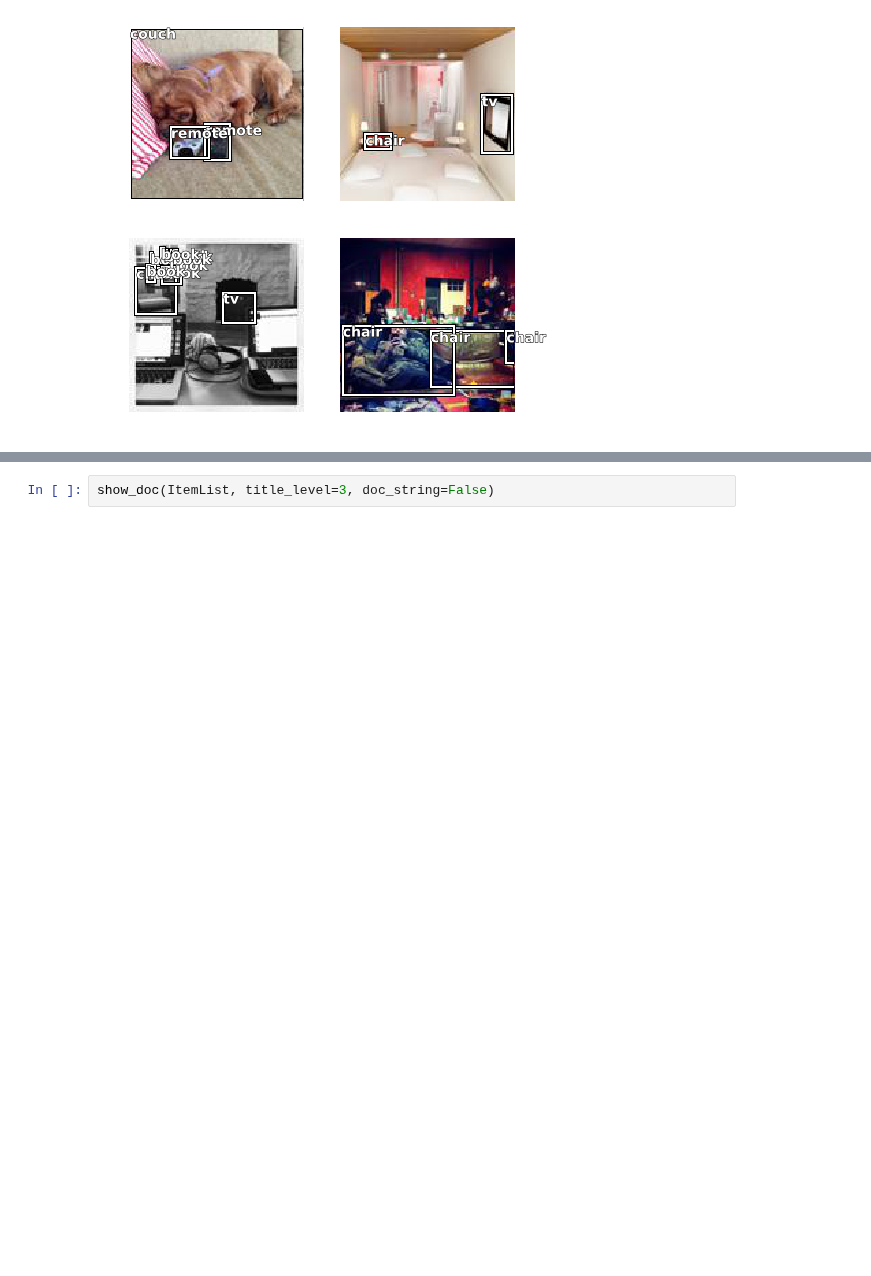
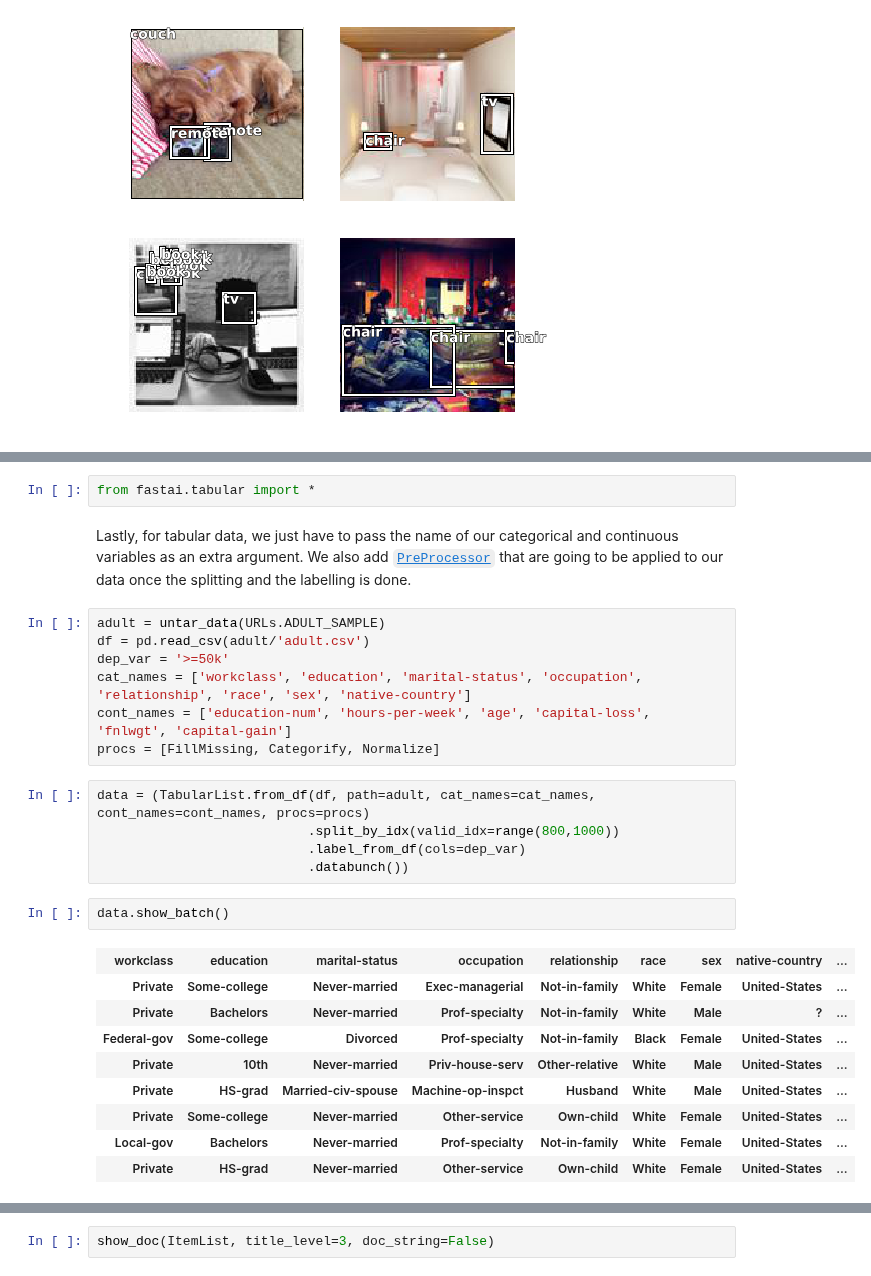
Before and after one commit to zhaoshaojun/fastai, a Jupyter notebook: docs_src/data_block.ipynb, the cells around one changed output, grey strips where cells are left out. Saved outputs shown, nothing was run; the diff lists cells and outputs as text; blank space fills up the shorter version.

Commit message:
Update data block docs

```diff
--- a/docs_src/data_block.ipynb
+++ b/docs_src/data_block.ipynb
@@ -137 +188,29 @@ data.show_batch(rows=2, ds_type=DatasetType.Valid, figsize=(6,6))
+# %%
+from fastai.tabular import *
+# %% [markdown]
+Lastly, for tabular data, we just have to pass the name of our categorical and continuous variables as an extra argument. We also add [`PreProcessor`](/data_block.html#PreProcessor) that are going to be applied to our data once the splitting and the labelling is done.
+# %%
+adult = untar_data(URLs.ADULT_SAMPLE)
+df = pd.read_csv(adult/'adult.csv')
+dep_var = '>=50k'
+cat_names = ['workclass', 'education', 'marital-status', 'occupation', 'relationship', 'race', 'sex', 'native-country']
+cont_names = ['education-num', 'hours-per-week', 'age', 'capital-loss', 'fnlwgt', 'capital-gain']
+procs = [FillMissing, Categorify, Normalize]
+# %%
+data = (TabularList.from_df(df, path=adult, cat_names=cat_names, cont_names=cont_names, procs=procs)
+                           .split_by_idx(valid_idx=range(800,1000))
+                           .label_from_df(cols=dep_var)
+                           .databunch())
+# %%
+data.show_batch()
+# %% [output]
+| workclass | education | marital-status | occupation | relationship | race | sex | native-country | ... |
+| Private | Some-college | Never-married | Exec-managerial | Not-in-family | White | Female | United-States | ... |
+| Private | Bachelors | Never-married | Prof-specialty | Not-in-family | White | Male | ? | ... |
+| Federal-gov | Some-college | Divorced | Prof-specialty | Not-in-family | Black | Female | United-States | ... |
+| Private | 10th | Never-married | Priv-house-serv | Other-relative | White | Male | United-States | ... |
+| Private | HS-grad | Married-civ-spouse | Machine-op-inspct | Husband | White | Male | United-States | ... |
+| Private | Some-college | Never-married | Other-service | Own-child | White | Female | United-States | ... |
+| Local-gov | Bachelors | Never-married | Prof-specialty | Not-in-family | White | Female | United-States | ... |
+| Private | HS-grad | Never-married | Other-service | Own-child | White | Female | United-States | ... |
 # %% [markdown]
```
Also changed, not shown: parts of 116 cells of this notebook, 52 other files.
